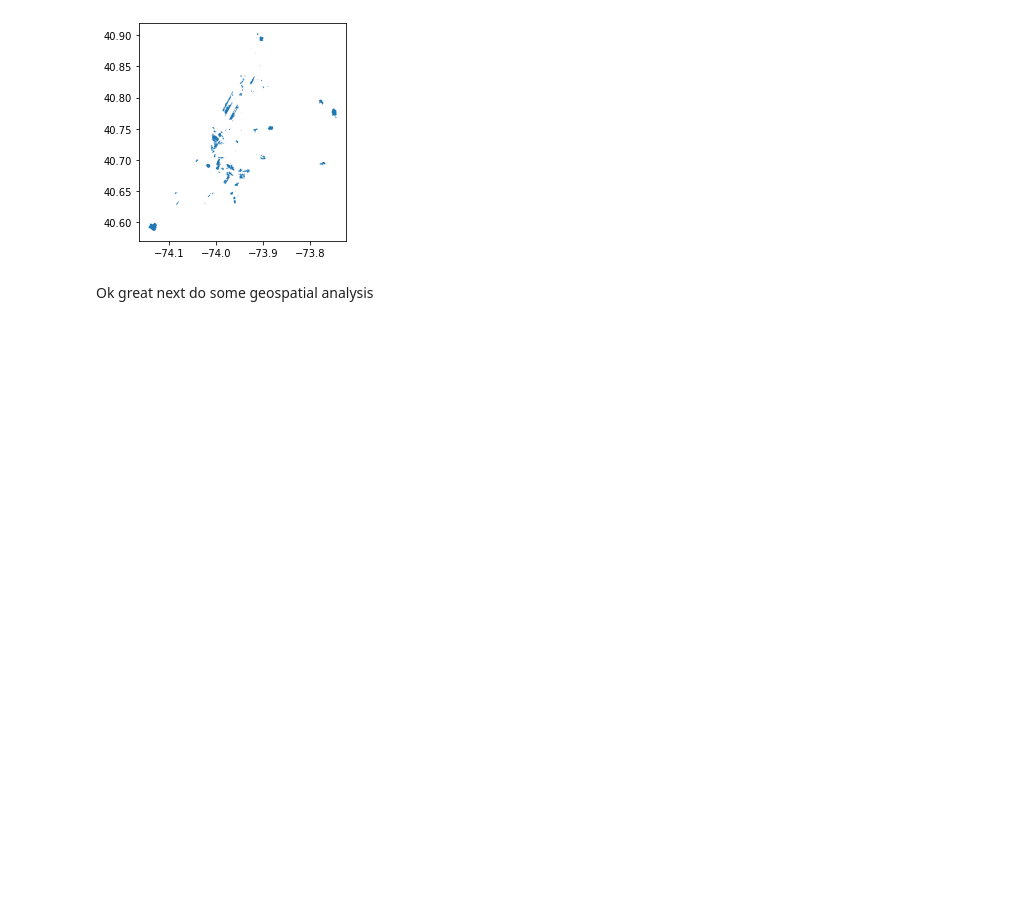
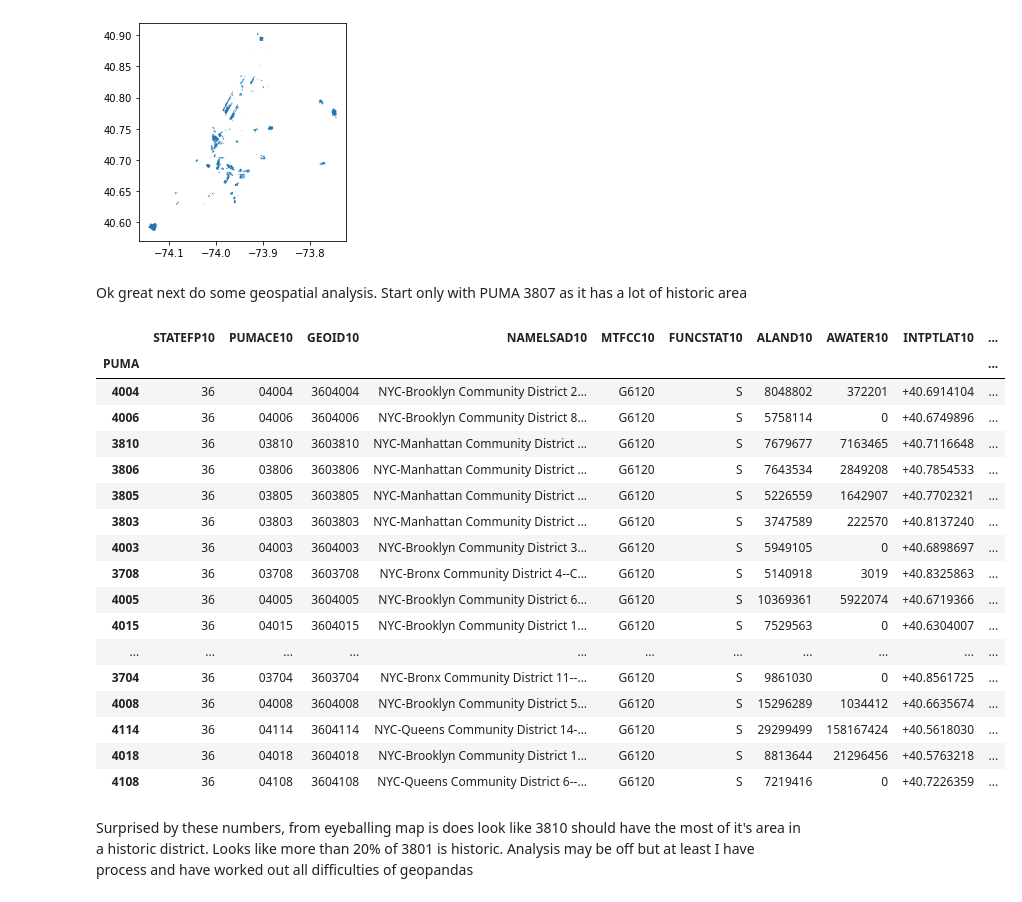
Before and after one commit to NYCPlanning/db-equitable-development-tool, a Jupyter notebook: notebooks/Area_within_Historic_District_Exploratory.ipynb, the cells around one changed output. Saved outputs shown, nothing was run; the diff lists cells and outputs as text; code cells hidden in the pictures; blank space fills up the shorter version.

Commit message:
have code to get fraction of historic district in each PUMA. next steps are double check answers and then incorporate into .py files

```diff
--- a/notebooks/Area_within_Historic_District_Exploratory.ipynb
+++ b/notebooks/Area_within_Historic_District_Exploratory.ipynb
@@ -49,5 +61,6 @@ for b in geo_ids:
 # %%
-NYC_PUMAs = PUMAs[PUMAs['PUMACE10'].str[1:].astype(int).isin(NYC_PUMA_ids)]
+NYC_PUMAs = PUMAs[PUMAs['PUMA'].isin(NYC_PUMA_ids)]
+NYC_PUMAs.set_index('PUMA',inplace=True)
 NYC_PUMAs.plot()
 # %% [output]
 <AxesSubplot:>
@@ -78,9 +76,10 @@ hd.set_geometry(col='the_geom', inplace=True, crs='EPSG:4326')
 # %%
 hd= hd.explode(column='the_geom')
 hd.set_geometry('the_geom',inplace=True)
+hd = hd.reset_index()
 hd.plot()
 # %% [output]
 <AxesSubplot:>
 [figure]
 # %% [markdown]
-Ok great next do some geospatial analysis
+Ok great next do some geospatial analysis. Start only with PUMA 3807 as it has a lot of historic area
@@ -86,0 +89,38 @@ Ok great next do some geospatial analysis
+# %%
+def fraction_area_historic(PUMA, hd):
+    try:
+        gdf = gp.GeoDataFrame(geometry = [PUMA.geometry])
+        overlay = gp.overlay( hd, gdf, 'intersection')
+        if overlay.empty:
+            return 0
+        else:
+             rv =overlay.area.sum()/PUMA.geometry.area
+        return rv
+    except Exception as e:
+        print(f'broke on {PUMA}')
+        print(e)
+# %%
+NYC_PUMAs['fraction_area_historic'] = NYC_PUMAs.apply(fraction_area_historic, axis=1, args=(hd,))
+# %%
+NYC_PUMAs.sort_values('fraction_area_historic', ascending=False)
+# %% [output]
+|  | STATEFP10 | PUMACE10 | GEOID10 | NAMELSAD10 | MTFCC10 | FUNCSTAT10 | ALAND10 | AWATER10 | INTPTLAT10 | ... |
+| PUMA |  |  |  |  |  |  |  |  |  | ... |
+| 4004 | 36 | 04004 | 3604004 | NYC-Brooklyn Community District 2... | G6120 | S | 8048802 | 372201 | +40.6914104 | ... |
+| 4006 | 36 | 04006 | 3604006 | NYC-Brooklyn Community District 8... | G6120 | S | 5758114 | 0 | +40.6749896 | ... |
+| 3810 | 36 | 03810 | 3603810 | NYC-Manhattan Community District ... | G6120 | S | 7679677 | 7163465 | +40.7116648 | ... |
+| 3806 | 36 | 03806 | 3603806 | NYC-Manhattan Community District ... | G6120 | S | 7643534 | 2849208 | +40.7854533 | ... |
+| 3805 | 36 | 03805 | 3603805 | NYC-Manhattan Community District ... | G6120 | S | 5226559 | 1642907 | +40.7702321 | ... |
+| 3803 | 36 | 03803 | 3603803 | NYC-Manhattan Community District ... | G6120 | S | 3747589 | 222570 | +40.8137240 | ... |
+| 4003 | 36 | 04003 | 3604003 | NYC-Brooklyn Community District 3... | G6120 | S | 5949105 | 0 | +40.6898697 | ... |
+| 3708 | 36 | 03708 | 3603708 | NYC-Bronx Community District 4--C... | G6120 | S | 5140918 | 3019 | +40.8325863 | ... |
+| 4005 | 36 | 04005 | 3604005 | NYC-Brooklyn Community District 6... | G6120 | S | 10369361 | 5922074 | +40.6719366 | ... |
+| 4015 | 36 | 04015 | 3604015 | NYC-Brooklyn Community District 1... | G6120 | S | 7529563 | 0 | +40.6304007 | ... |
+| ... | ... | ... | ... | ... | ... | ... | ... | ... | ... | ... |
+| 3704 | 36 | 03704 | 3603704 | NYC-Bronx Community District 11--... | G6120 | S | 9861030 | 0 | +40.8561725 | ... |
+| 4008 | 36 | 04008 | 3604008 | NYC-Brooklyn Community District 5... | G6120 | S | 15296289 | 1034412 | +40.6635674 | ... |
+| 4114 | 36 | 04114 | 3604114 | NYC-Queens Community District 14-... | G6120 | S | 29299499 | 158167424 | +40.5618030 | ... |
+| 4018 | 36 | 04018 | 3604018 | NYC-Brooklyn Community District 1... | G6120 | S | 8813644 | 21296456 | +40.5763218 | ... |
+| 4108 | 36 | 04108 | 3604108 | NYC-Queens Community District 6--... | G6120 | S | 7219416 | 0 | +40.7226359 | ... |
+# %% [markdown]
+Surprised by these numbers, from eyeballing map is does look like 3810 should have the most of it's area in a historic district. Looks like more than 20% of 3801 is historic. Analysis may be off but at least I have process and have worked out all difficulties of geopandas
```
Also changed, not shown: parts of 8 cells of this notebook.
